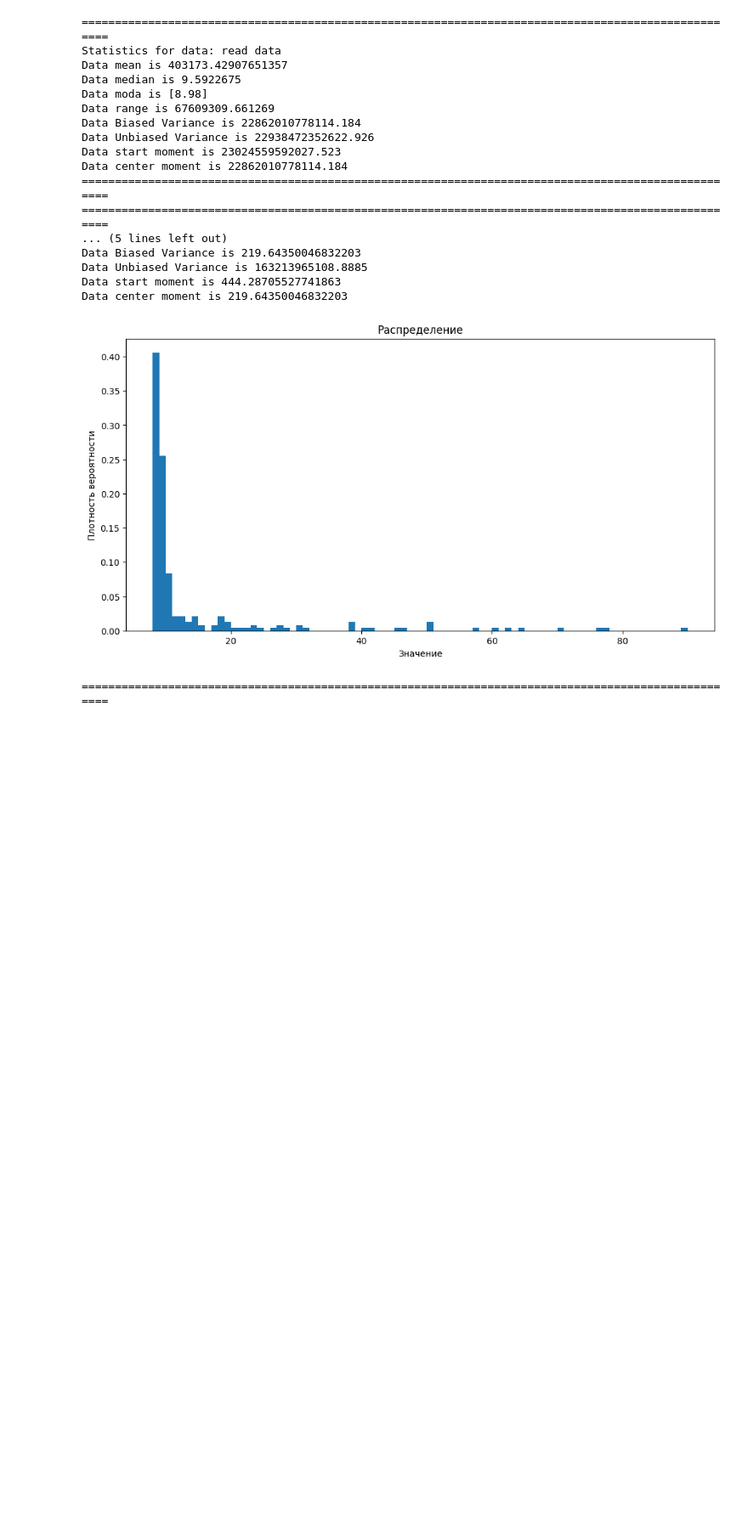
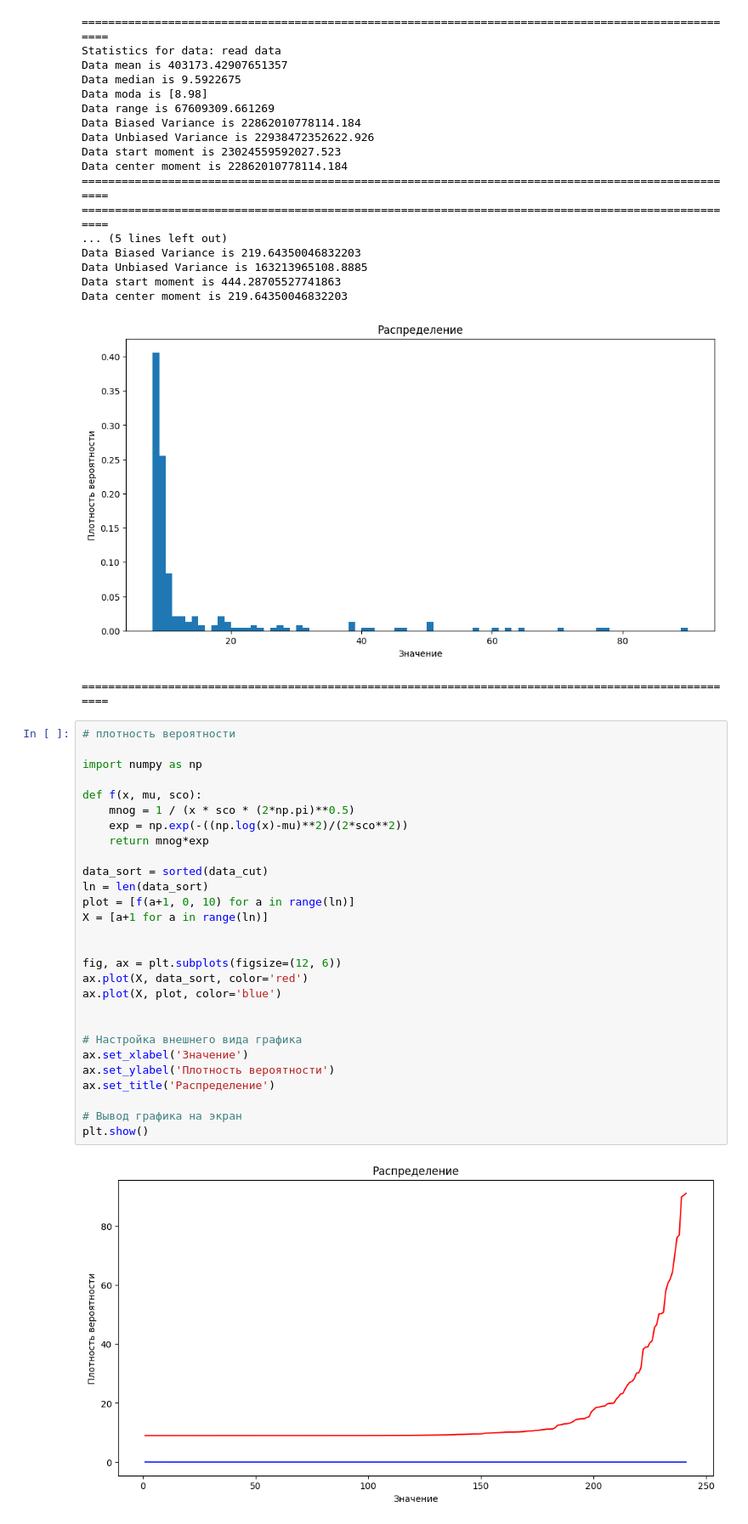
Before and after one commit to Numillyash/matstat-coursework, a Jupyter notebook: lognorm.ipynb, the cells around one changed output. Shown at 85% size. Drawn from its saved outputs; the diff is of its cells as text; blank space fills up the shorter version.

```diff
--- a/lognorm.ipynb
+++ b/lognorm.ipynb
@@ -144,3 +144,33 @@ Data start moment is 444.28705527741863
 Data center moment is 219.64350046832203
 [figure]
 ====================================================================================================
+# %%
+# плотность вероятности
+
+import numpy as np
+
+def f(x, mu, sco):
+    mnog = 1 / (x * sco * (2*np.pi)**0.5)
+    exp = np.exp(-((np.log(x)-mu)**2)/(2*sco**2))
+    return mnog*exp
+
+data_sort = sorted(data_cut)
+ln = len(data_sort)
+plot = [f(a+1, 0, 10) for a in range(ln)]
+X = [a+1 for a in range(ln)]
+
+
+fig, ax = plt.subplots(figsize=(12, 6))
+ax.plot(X, data_sort, color='red')
+ax.plot(X, plot, color='blue')
+
+
+# Настройка внешнего вида графика
+ax.set_xlabel('Значение')
+ax.set_ylabel('Плотность вероятности')
+ax.set_title('Распределение')
+
+# Вывод графика на экран
+plt.show()
+# %% [output]
+[figure, added]
```
